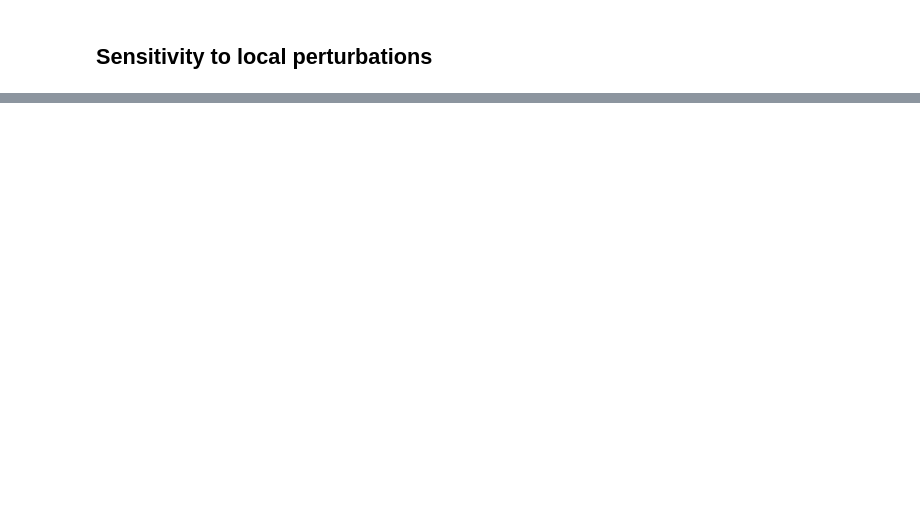
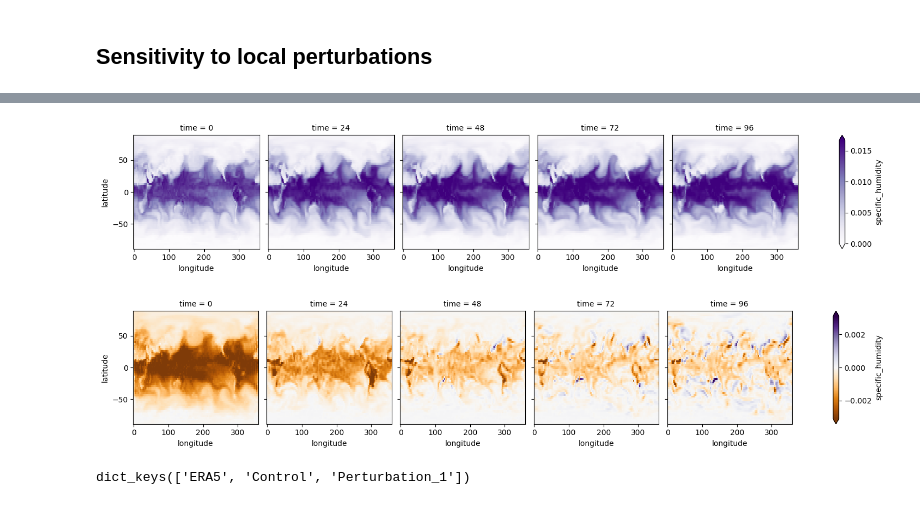
Before and after one commit to eabarnes1010/ai_weather_to_climate_ats780A8, a Jupyter notebook: neuralgcm/inference_demo.ipynb, the cells around one changed output, grey strips where cells are left out. Cells and saved outputs as stored; diff of their text form; code cells hidden in the pictures; blank space fills up the shorter version.

```diff
--- a/neuralgcm/inference_demo.ipynb
+++ b/neuralgcm/inference_demo.ipynb
@@ -152,9 +166,9 @@ Performs perturbation analysis on a specified variable at a given atmospheric le
 Variables:
 -----------
 perturbation_list : tuple
-    A tuple containing the perturbation magnitudes to be applied.
+    A tuple containing the perturbation percentages to be applied. (As a multiplier to the variable).
 lev : int
-    The atmospheric level (in hPa) at which the perturbation is applied.
+    The atmospheric level (in hPa) at which the perturbation is applied or "column" for the entire column.
 delta_var : str
     The variable to be perturbed (e.g., "temperature").
 modify_type : str
@@ -176,12 +190,12 @@ ilon : int
     The index of the closest longitude to `lon_pt`.
 """
 
-perturbation_list = (0, -.01)  # in units of the variable you are modifying
+perturbation_list = (0.8,)  # in units of the variable you are modifying
 lev = "column"  # pressure level in hPa or "column"
 modify_type = "region"
 delta_var = "specific_humidity"
 
-lat_pt, lon_pt = 46.8721, 360-113.9940
+lat_pt, lon_pt = 46.8721, 360 - 113.9940
 region = (np.abs(eval_era5.latitude) < 90) & (eval_era5.longitude > 0)
 # ------------------------------------------------------------
 
@@ -197,9 +213,11 @@ print(f"Perturbation being added to {delta_var} at level {lev} hPa")
 import time
 
 predictions_dict = {}
+predictions_dict["ERA5"] = target_data_ds
+predictions_dict["Control"] = predictions_ds
 
-for perturbation in perturbation_list:
-    print(f"Running perturbation delta_{perturbation}")
+for i_loop, perturbation in enumerate(perturbation_list):
+    print(f"Running perturbation = {perturbation}")
 
     start_time = time.time()
 
@@ -209,12 +227,12 @@ for perturbation in perturbation_list:
         mod_data = np.where(
             ~region.T,
             inputs[delta_var][ilev, ...],
-            inputs[delta_var][ilev, ...] + perturbation,
+            inputs[delta_var][ilev, ...] * perturbation,
         )
         inputs[delta_var][ilev, ...] = np.clip(mod_data, a_min=0, a_max=None)
     elif modify_type == "point":
         inputs[delta_var][ilev, ilon, ilat] = np.clip(
-            inputs[delta_var][ilev, ilon, ilat] + perturbation, a_min=0, a_max=None
+            inputs[delta_var][ilev, ilon, ilat] * perturbation, a_min=0, a_max=None
         )
     else:
         raise ValueError("modify_type must be either 'region' or 'point'")
@@ -242,9 +260,9 @@ for perturbation in perturbation_list:
         start_with_input=True,
     )
 
-    predictions_dict[f"delta_{perturbation}"] = (
+    predictions_dict[f"Perturbation_{i_loop + 1}"] = (
         model.data_to_xarray(predictions, times=times)
-        .sel(level=[1000, 850, 500])
+        # .sel(level=[1000, 850, 500])
         .load()
     )
 
@@ -252,15 +273,36 @@ for perturbation in perturbation_list:
 # %%
 import matplotlib.pyplot as plt
 
 var = "specific_humidity"
 level = 1000
 
-predictions_dict["delta_-0.01"][var].sel(level=level).plot(x="longitude", y="latitude", col="time", col_wrap=5, robust=True, cmap="Purples", vmin=0)
+# plot the control run
+predictions_dict["Perturbation_1"][var].sel(level=level).plot(
+    x="longitude",
+    y="latitude",
+    col="time",
+    col_wrap=5,
+    robust=True,
+    cmap="Purples",
+    vmin=0,
+)
 plt.show()
 
-diff_ds = predictions_dict["delta_-0.01"][var].sel(level=level) - predictions_dict["delta_0"][var].sel(level=level)
-diff_ds.plot(x="longitude", y="latitude", col="time", col_wrap=5, robust=True, cmap="RdBu_r")
+# plot the difference between the perturbed and control runs
+diff_ds = predictions_dict["Perturbation_1"][var].sel(level=level) - predictions_dict[
+    "Control"
+][var].sel(level=level)
+diff_ds.plot(
+    x="longitude", y="latitude", col="time", col_wrap=5, robust=True, cmap="PuOr", center=0
+)
 plt.show()
+# %% [output]
+[figure, added]
+[figure, added]
+# %%
+predictions_dict.keys()
+# %% [output]
+dict_keys(['ERA5', 'Control', 'Perturbation_1'])
 # %%
 import matplotlib.pyplot as plt
 
```
Also changed, not shown: parts of 5 cells of this notebook.
